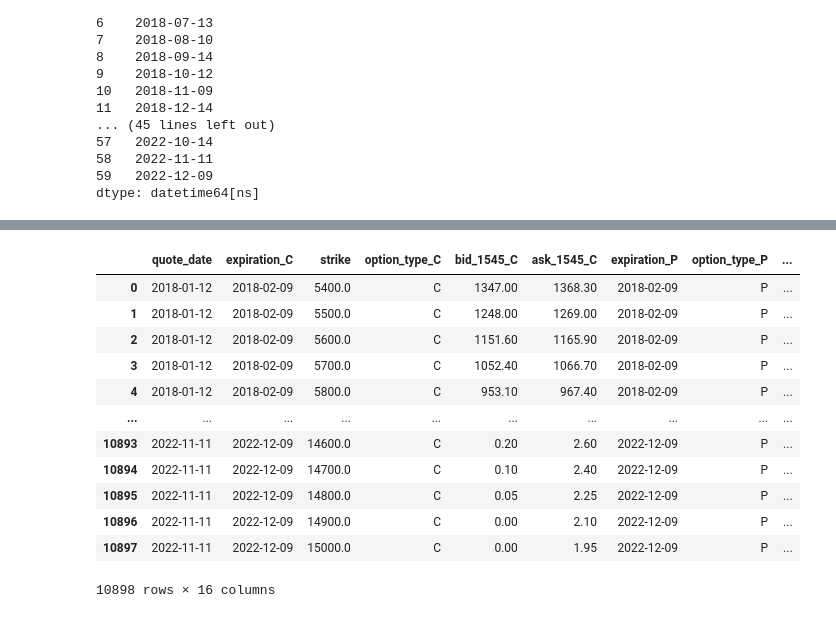
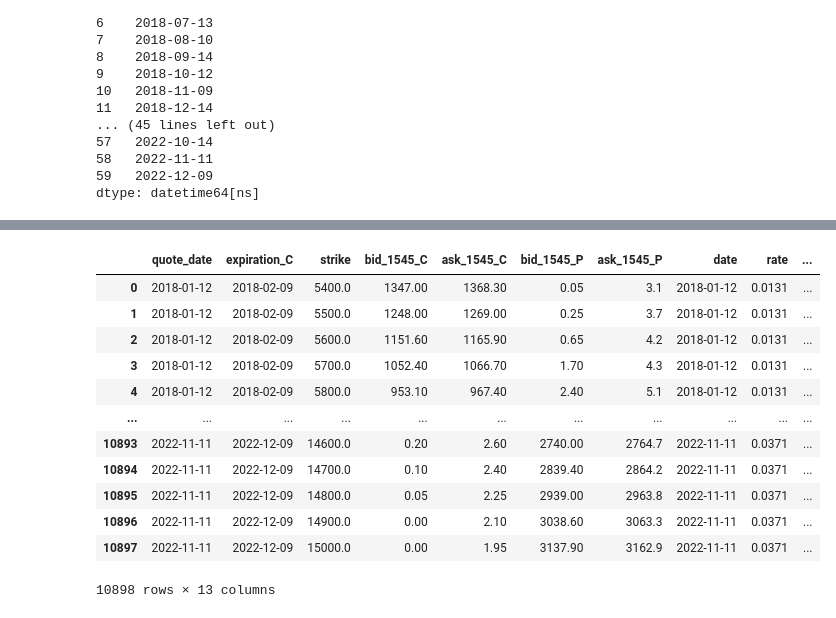
Before and after one commit to pochinhuang/WinterWorkshop2k24, a Jupyter notebook: data/data_cleanup.ipynb, the cells around one changed output, grey strips where cells are left out. Drawn from its saved outputs; the diff is of its cells as text; code cells hidden in the pictures.

```diff
--- a/data/data_cleanup.ipynb
+++ b/data/data_cleanup.ipynb
@@ -4,6 +5,8 @@ import pandas as pd
 # %%
 # import options data
-data = pd.read_csv("NDXP.csv").sort_values(by=['quote_date', 'strike'])
+data = pd.read_csv("NDXP.csv").sort_values(by=['quote_date', 'strike']).reset_index(drop = True)
+data['quote_date'] = pd.to_datetime(data['quote_date'])
+data['expiration'] = pd.to_datetime(data['expiration'])
 data
 # %% [output]
 |  | quote_date | expiration | strike | option_type | bid_1545 | ask_1545 |
@@ -74,16 +77,12 @@ second_fridays
 59   2022-12-09
 dtype: datetime64[ns]
 # %%
-# make sure dates are datetime format
-data['expiration'] = pd.to_datetime(data['expiration'])
-data['quote_date'] = pd.to_datetime(data['quote_date'])
-
-# perform a left join to get second-friday expirations
+# get second-friday expirations
 second_fridays_series = pd.Series(second_fridays)
 second_friday_data = data[data['expiration'].isin(second_fridays_series)]
 
 # only get quotes that are one month before every expiration
-second_friday_data = second_friday_data[(second_friday_data['expiration'] - second_friday_data['quote_date']).dt.days == 28]
+second_friday_data = second_friday_data[(second_friday_data['expiration'] - second_friday_data['quote_date']).dt.days == 28].reset_index(drop = True)
 second_friday_data
 # %% [output]
 |  | quote_date | expiration | strike | option_type | bid_1545 | ask_1545 |
@@ -121,13 +120,20 @@ second_friday_data
 # organise puts and calls for each strike and date
 calls = second_friday_data[second_friday_data['option_type'] == "C"]
 puts = second_friday_data[second_friday_data['option_type'] == "P"]
-merged_data = pd.merge(calls, puts, on=['quote_date', 'strike'], suffixes=('_C','_P'), how='inner')
+merged_options = pd.merge(calls, puts, on=['quote_date', 'strike'], suffixes=('_C','_P'), how='inner')[['quote_date',
+                                                                                                     'expiration_C',
+                                                                                                     'strike',
+                                                                                                     'bid_1545_C',
+                                                                                                     'ask_1545_C',
+                                                                                                     'bid_1545_P',
+                                                                                                     'ask_1545_P']]
+
 
 # get 1 month rates on each date
-merged_data = pd.merge(merged_data, rates, left_on='quote_date', right_on='date', how='left')
+merged_data = pd.merge(merged_options, rates, left_on='quote_date', right_on='date', how='left')
 
 # use put call parity to get underlying price
 merged_data['implied_S'] = (merged_data['bid_1545_C'] + merged_data['ask_1545_C'])/2 + merged_data['strike']/((1+merged_data['rate'])**(1/12)) - (merged_data['bid_1545_P'] + merged_data['ask_1545_P'])/2
-merged_data['moneyness'] = merged_data['implied_S'] - merged_data['strike']
+merged_data['distance_to_strike'] = merged_data['implied_S'] - merged_data['strike']
 merged_data
 # %% [output]
@@ -147,9 +153,9 @@ merged_data
 # %%
 # might need to consider picking a single implied S (maybe one closest to at the money?)
 def get_at_the_money(group):
-    return group.iloc[(group['moneyness'].abs()).argmin()] # for each date, get most at the money strike
+    return group.iloc[(group['distance_to_strike'].abs()).argmin()] # for each date, get most at the money strike
 at_the_money_df = merged_data.groupby('quote_date').apply(get_at_the_money)[['quote_date', 'implied_S']] # pull out the calculated S for most at the money strike
 at_the_money_df.reset_index(drop=True, inplace=True)
-merged_data = pd.merge(merged_data, at_the_money_df, left_on='quote_date', right_on='quote_date', how='left')
-merged_data
+merged_data_new = pd.merge(merged_data, at_the_money_df, left_on='quote_date', right_on='quote_date', how='left')
+merged_data_new
 # %% [output]
@@ -169,17 +194,17 @@ merged_data
 # %%
-merged_data["adjusted_strike"] = np.round(merged_data["strike"]/merged_data["implied_S_y"],2)
-merged_data
+merged_data_new["adjusted_strike"] = np.round(merged_data_new["strike"]/merged_data_new["implied_S_y"],3)
+merged_data_new
 # %% [output]
-|  | quote_date | expiration_C | strike | option_type_C | bid_1545_C | ask_1545_C | expiration_P | option_type_P | ... |
-| 0 | 2018-01-12 | 2018-02-09 | 5400.0 | C | 1347.00 | 1368.30 | 2018-02-09 | P | ... |
-| 1 | 2018-01-12 | 2018-02-09 | 5500.0 | C | 1248.00 | 1269.00 | 2018-02-09 | P | ... |
-| 2 | 2018-01-12 | 2018-02-09 | 5600.0 | C | 1151.60 | 1165.90 | 2018-02-09 | P | ... |
-| 3 | 2018-01-12 | 2018-02-09 | 5700.0 | C | 1052.40 | 1066.70 | 2018-02-09 | P | ... |
-| 4 | 2018-01-12 | 2018-02-09 | 5800.0 | C | 953.10 | 967.40 | 2018-02-09 | P | ... |
-| ... | ... | ... | ... | ... | ... | ... | ... | ... | ... |
-| 10893 | 2022-11-11 | 2022-12-09 | 14600.0 | C | 0.20 | 2.60 | 2022-12-09 | P | ... |
-| 10894 | 2022-11-11 | 2022-12-09 | 14700.0 | C | 0.10 | 2.40 | 2022-12-09 | P | ... |
-| 10895 | 2022-11-11 | 2022-12-09 | 14800.0 | C | 0.05 | 2.25 | 2022-12-09 | P | ... |
-| 10896 | 2022-11-11 | 2022-12-09 | 14900.0 | C | 0.00 | 2.10 | 2022-12-09 | P | ... |
-| 10897 | 2022-11-11 | 2022-12-09 | 15000.0 | C | 0.00 | 1.95 | 2022-12-09 | P | ... |
+|  | quote_date | expiration_C | strike | bid_1545_C | ask_1545_C | bid_1545_P | ask_1545_P | date | rate | ... |
+| 0 | 2018-01-12 | 2018-02-09 | 5400.0 | 1347.00 | 1368.30 | 0.05 | 3.1 | 2018-01-12 | 0.0131 | ... |
+| 1 | 2018-01-12 | 2018-02-09 | 5500.0 | 1248.00 | 1269.00 | 0.25 | 3.7 | 2018-01-12 | 0.0131 | ... |
+| 2 | 2018-01-12 | 2018-02-09 | 5600.0 | 1151.60 | 1165.90 | 0.65 | 4.2 | 2018-01-12 | 0.0131 | ... |
+| 3 | 2018-01-12 | 2018-02-09 | 5700.0 | 1052.40 | 1066.70 | 1.70 | 4.3 | 2018-01-12 | 0.0131 | ... |
+| 4 | 2018-01-12 | 2018-02-09 | 5800.0 | 953.10 | 967.40 | 2.40 | 5.1 | 2018-01-12 | 0.0131 | ... |
+| ... | ... | ... | ... | ... | ... | ... | ... | ... | ... | ... |
+| 10893 | 2022-11-11 | 2022-12-09 | 14600.0 | 0.20 | 2.60 | 2740.00 | 2764.7 | 2022-11-11 | 0.0371 | ... |
+| 10894 | 2022-11-11 | 2022-12-09 | 14700.0 | 0.10 | 2.40 | 2839.40 | 2864.2 | 2022-11-11 | 0.0371 | ... |
+| 10895 | 2022-11-11 | 2022-12-09 | 14800.0 | 0.05 | 2.25 | 2939.00 | 2963.8 | 2022-11-11 | 0.0371 | ... |
+| 10896 | 2022-11-11 | 2022-12-09 | 14900.0 | 0.00 | 2.10 | 3038.60 | 3063.3 | 2022-11-11 | 0.0371 | ... |
+| 10897 | 2022-11-11 | 2022-12-09 | 15000.0 | 0.00 | 1.95 | 3137.90 | 3162.9 | 2022-11-11 | 0.0371 | ... |
-10898 rows × 16 columns
+10898 rows × 13 columns
```
Also changed, not shown: parts of 17 cells of this notebook.
